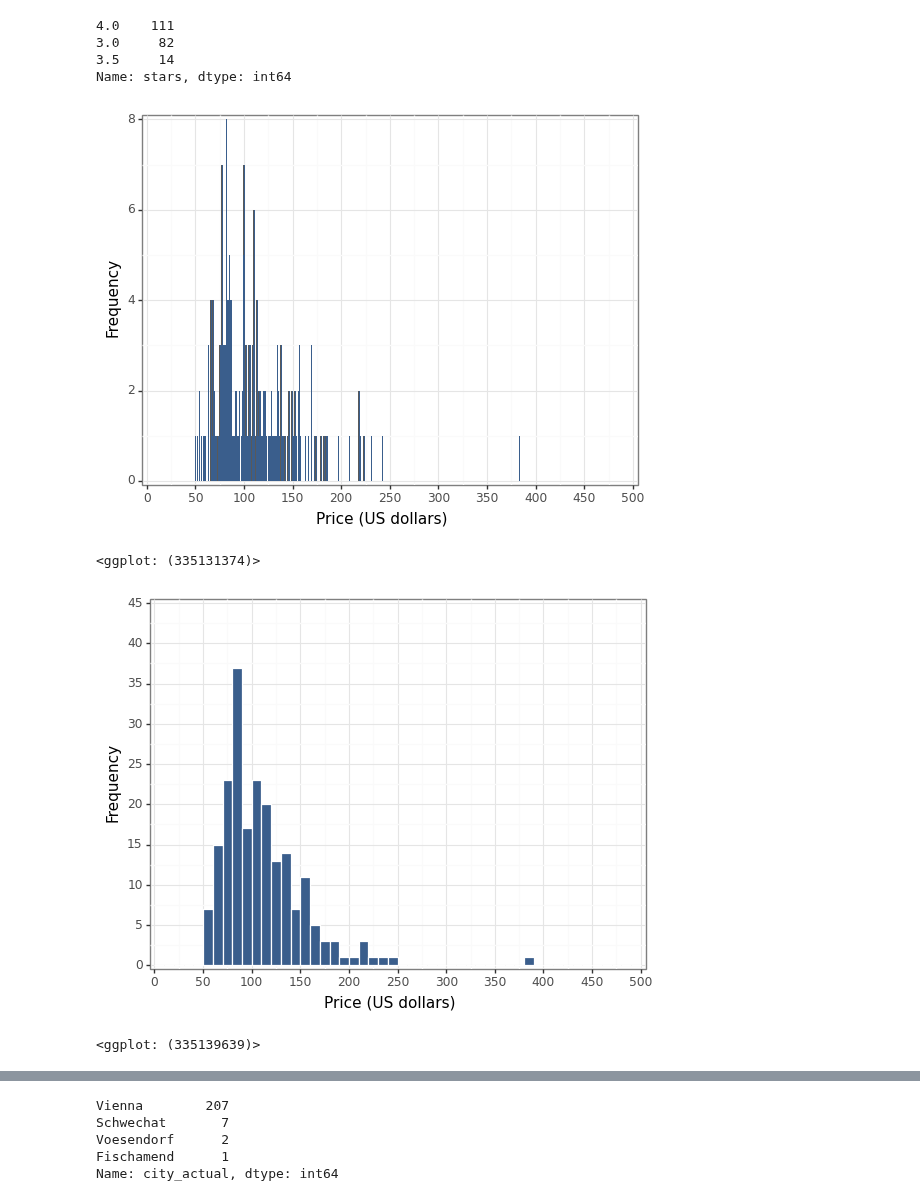
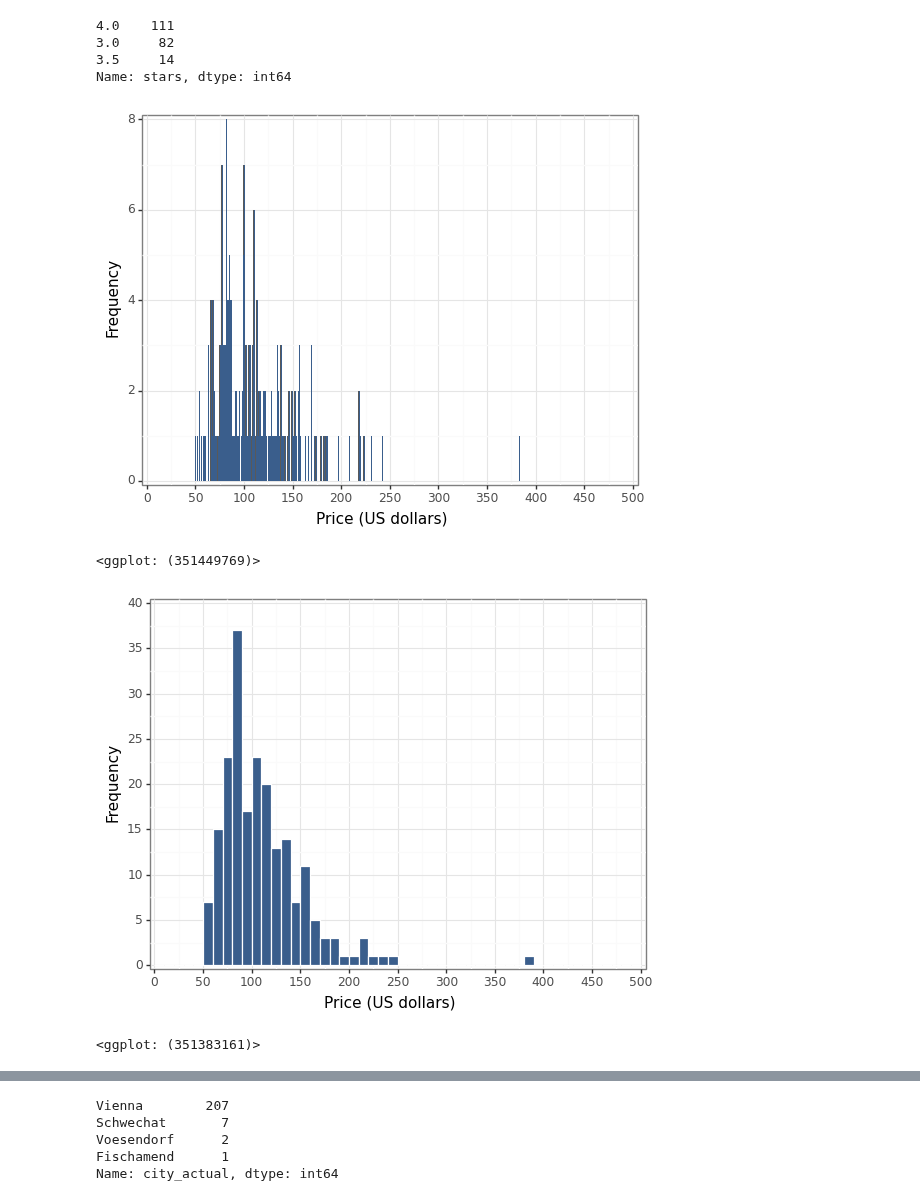
Before and after one commit to gabors-data-analysis/da_case_studies, a Jupyter notebook: ch03-hotels-vienna-explore/ch03-hotels-vienna-explore.ipynb, the cells around one changed output, grey strips where cells are left out. Cells and saved outputs as stored; diff of their text form; code cells hidden in the pictures.

```diff
--- a/ch03-hotels-vienna-explore/ch03-hotels-vienna-explore.ipynb
+++ b/ch03-hotels-vienna-explore/ch03-hotels-vienna-explore.ipynb
@@ -157,33 +157,33 @@ Name: stars, dtype: int64
     )
     + labs(x="Price (US dollars)", y="Frequency")
     + expand_limits(x=0.01, y=0.01)
-    + scale_x_continuous(expand=[0.01, 0.01], limits=[0, 500], breaks=seq(0, 501, 50))
+    + scale_x_continuous(expand=[0.01, 0.01], limits=[0, 500], breaks=seq(0, 500, 50))
     + scale_y_continuous(expand=[0.01, 0.01])
     + theme_bw()
 )
 # %% [output]
 [figure]
-<ggplot: (335131374)>
+<ggplot: (351449769)>
 # %%
 (
     ggplot(vienna_cut, aes(x="price"))
     + geom_histogram(
         y="stat(count)/sum(stat(count))",
         binwidth=10,
         fill=color[0],
         color="white",
         boundary=0,
         closed="left",
     )
     + labs(x="Price (US dollars)", y="Frequency")
     + expand_limits(x=0.01, y=0.01)
-    + scale_x_continuous(expand=[0.01, 0.01], limits=[0, 500], breaks=seq(0, 501, 50))
-    + scale_y_continuous(expand=[0.01, 0.01], limits=[0, 45], breaks=seq(0, 46, 5))
+    + scale_x_continuous(expand=[0.01, 0.01], limits=[0, 500], breaks=seq(0, 500, 50))
+    + scale_y_continuous(expand=[0.01, 0.01], limits=[0, 40], breaks=seq(0, 40, 5))
     + theme_bw()
 )
 # %% [output]
-[figure, old version]
+[figure, new version]
-<ggplot: (335139639)>
+<ggplot: (351383161)>
 # %%
 ####################################################################################
 # Figure 3 a,b
```
Also changed, not shown: parts of 7 cells of this notebook.
